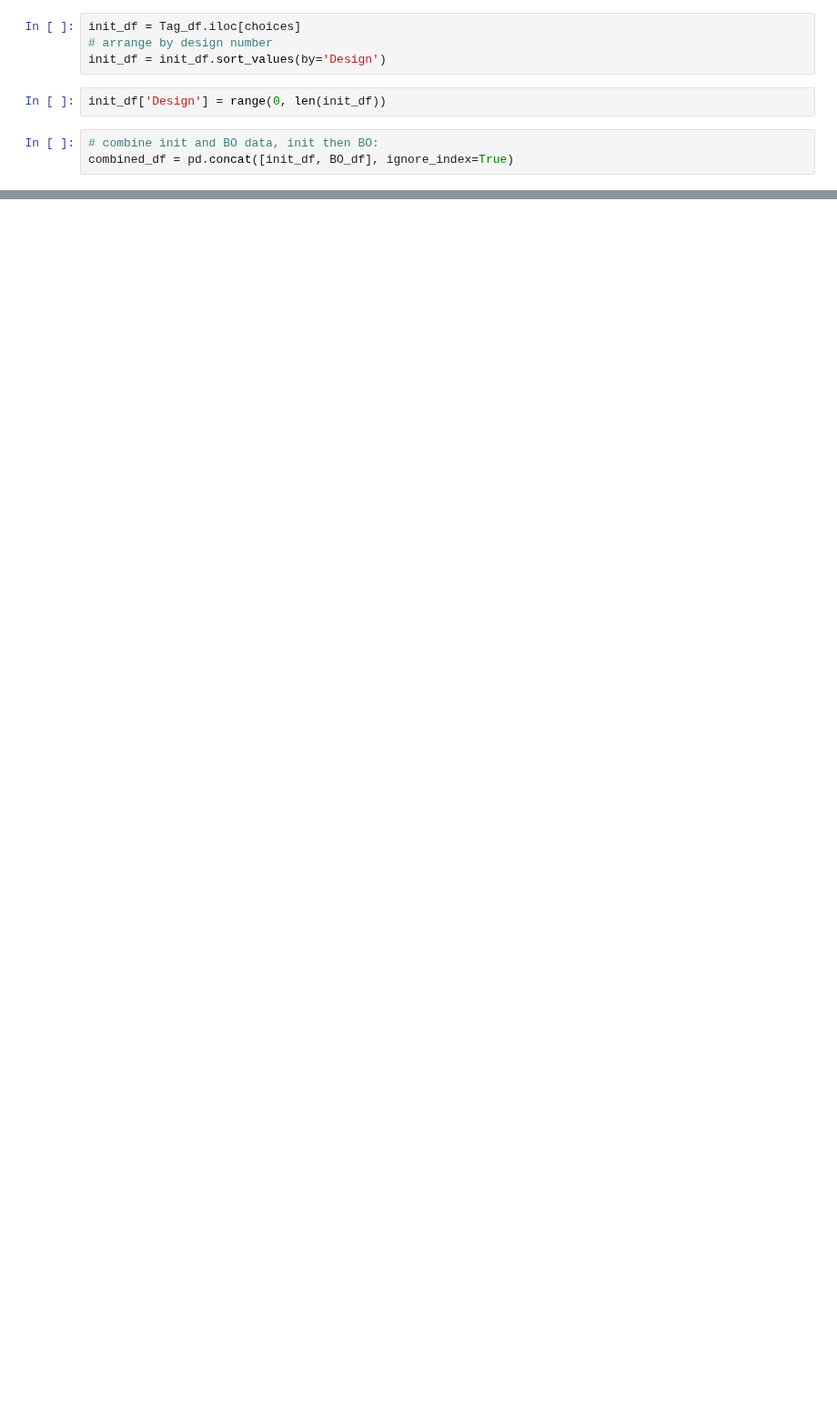
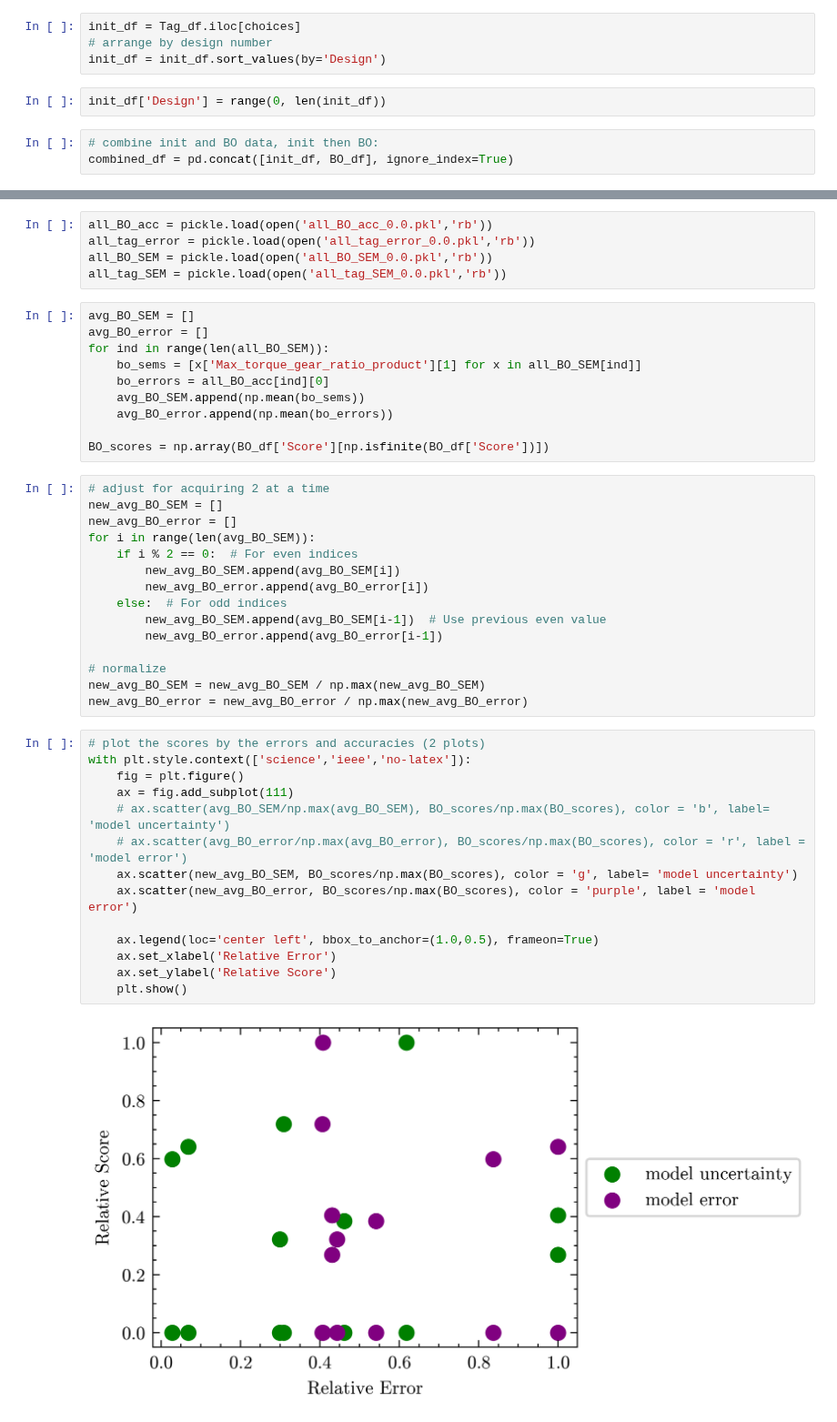
Before and after one commit to c-y-i/Mod_DOE, a Jupyter notebook: Figure_Plotting.ipynb, the cells around one changed output, grey strips where cells are left out. Shown at 91% size. Drawn from its saved outputs; the diff is of its cells as text; blank space fills up the shorter version.

```diff
--- a/Figure_Plotting.ipynb
+++ b/Figure_Plotting.ipynb
@@ -63,0 +85,46 @@ ValueError: Could not interpret value `Score` for `y`. An entry with this name d
+# %%
+all_BO_acc = pickle.load(open('all_BO_acc_0.0.pkl','rb'))
+all_tag_error = pickle.load(open('all_tag_error_0.0.pkl','rb'))
+all_BO_SEM = pickle.load(open('all_BO_SEM_0.0.pkl','rb'))
+all_tag_SEM = pickle.load(open('all_tag_SEM_0.0.pkl','rb'))
+# %%
+avg_BO_SEM = []
+avg_BO_error = []
+for ind in range(len(all_BO_SEM)):
+    bo_sems = [x['Max_torque_gear_ratio_product'][1] for x in all_BO_SEM[ind]]
+    bo_errors = all_BO_acc[ind][0]
+    avg_BO_SEM.append(np.mean(bo_sems))
+    avg_BO_error.append(np.mean(bo_errors))
+
+BO_scores = np.array(BO_df['Score'][np.isfinite(BO_df['Score'])])
+# %%
+# adjust for acquiring 2 at a time
+new_avg_BO_SEM = []
+new_avg_BO_error = []
+for i in range(len(avg_BO_SEM)):
+    if i % 2 == 0:  # For even indices
+        new_avg_BO_SEM.append(avg_BO_SEM[i])
+        new_avg_BO_error.append(avg_BO_error[i])
+    else:  # For odd indices
+        new_avg_BO_SEM.append(avg_BO_SEM[i-1])  # Use previous even value
+        new_avg_BO_error.append(avg_BO_error[i-1])
+
+# normalize
+new_avg_BO_SEM = new_avg_BO_SEM / np.max(new_avg_BO_SEM)
+new_avg_BO_error = new_avg_BO_error / np.max(new_avg_BO_error)
+# %%
+# plot the scores by the errors and accuracies (2 plots)
+with plt.style.context(['science','ieee','no-latex']):
+    fig = plt.figure()
+    ax = fig.add_subplot(111)
+    # ax.scatter(avg_BO_SEM/np.max(avg_BO_SEM), BO_scores/np.max(BO_scores), color = 'b', label= 'model uncertainty')
+    # ax.scatter(avg_BO_error/np.max(avg_BO_error), BO_scores/np.max(BO_scores), color = 'r', label = 'model error')
+    ax.scatter(new_avg_BO_SEM, BO_scores/np.max(BO_scores), color = 'g', label= 'model uncertainty')
+    ax.scatter(new_avg_BO_error, BO_scores/np.max(BO_scores), color = 'purple', label = 'model error')
+
+    ax.legend(loc='center left', bbox_to_anchor=(1.0,0.5), frameon=True)
+    ax.set_xlabel('Relative Error')
+    ax.set_ylabel('Relative Score')
+    plt.show()
+# %% [output]
+[figure, added]
```
Also changed, not shown: parts of 11 cells of this notebook.
